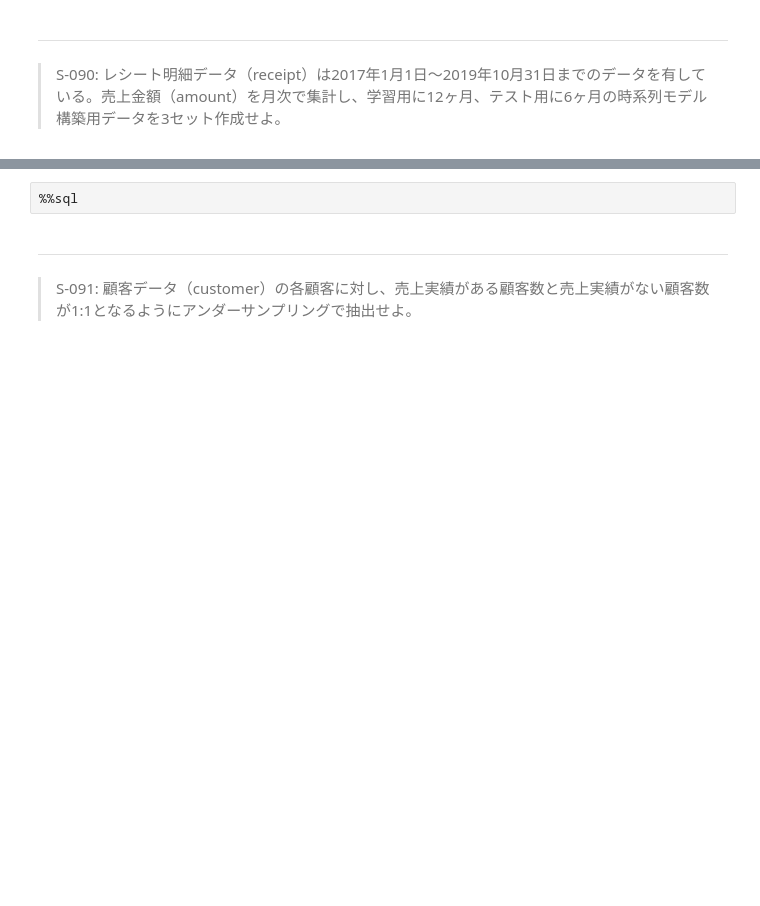
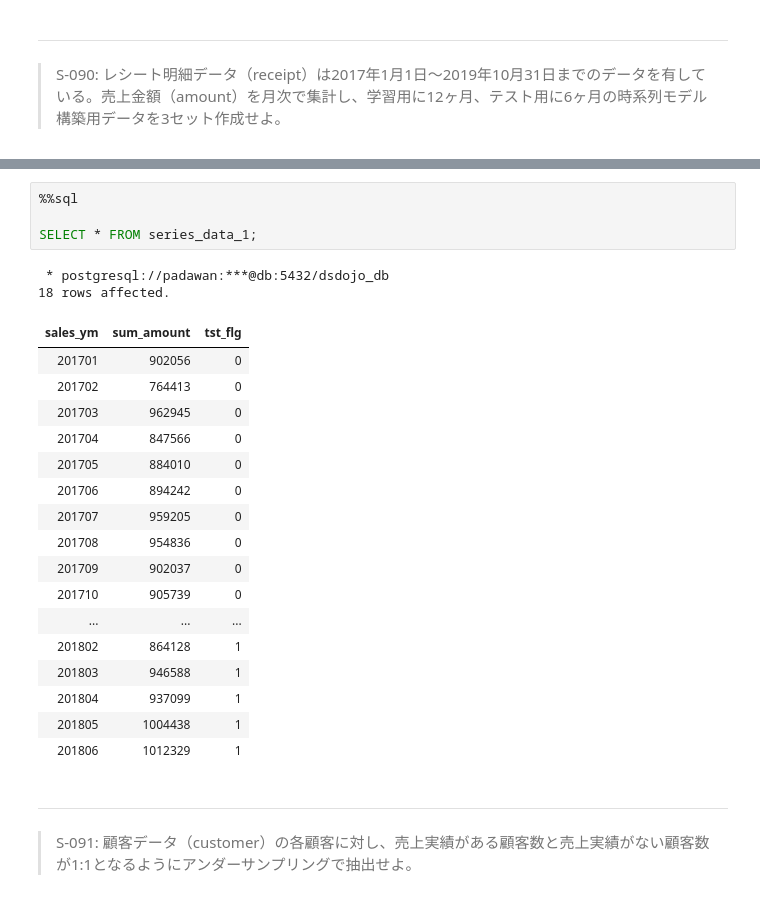
Before and after one commit to KJR020/100knocks-preprocess, a Jupyter notebook: docker/work/preprocess_knock_SQL.ipynb, the cells around one changed output, grey strips where cells are left out. Cells and saved outputs as stored; diff of their text form; blank space fills up the shorter version.

```diff
--- a/docker/work/preprocess_knock_SQL.ipynb
+++ b/docker/work/preprocess_knock_SQL.ipynb
@@ -3199,5 +3455,27 @@ $$
 # %%
 %%sql
+
+SELECT * FROM series_data_1;
+# %% [output]
+ * postgresql://padawan:***@db:5432/dsdojo_db
+18 rows affected.
+| sales_ym | sum_amount | tst_flg |
+| 201701 | 902056 | 0 |
+| 201702 | 764413 | 0 |
+| 201703 | 962945 | 0 |
+| 201704 | 847566 | 0 |
+| 201705 | 884010 | 0 |
+| 201706 | 894242 | 0 |
+| 201707 | 959205 | 0 |
+| 201708 | 954836 | 0 |
+| 201709 | 902037 | 0 |
+| 201710 | 905739 | 0 |
+| ... | ... | ... |
+| 201802 | 864128 | 1 |
+| 201803 | 946588 | 1 |
+| 201804 | 937099 | 1 |
+| 201805 | 1004438 | 1 |
+| 201806 | 1012329 | 1 |
 # %% [markdown]
 ---
 > S-091: 顧客データ（customer）の各顧客に対し、売上実績がある顧客数と売上実績がない顧客数が1:1となるようにアンダーサンプリングで抽出せよ。
```
Also changed, not shown: parts of 12 cells of this notebook.
